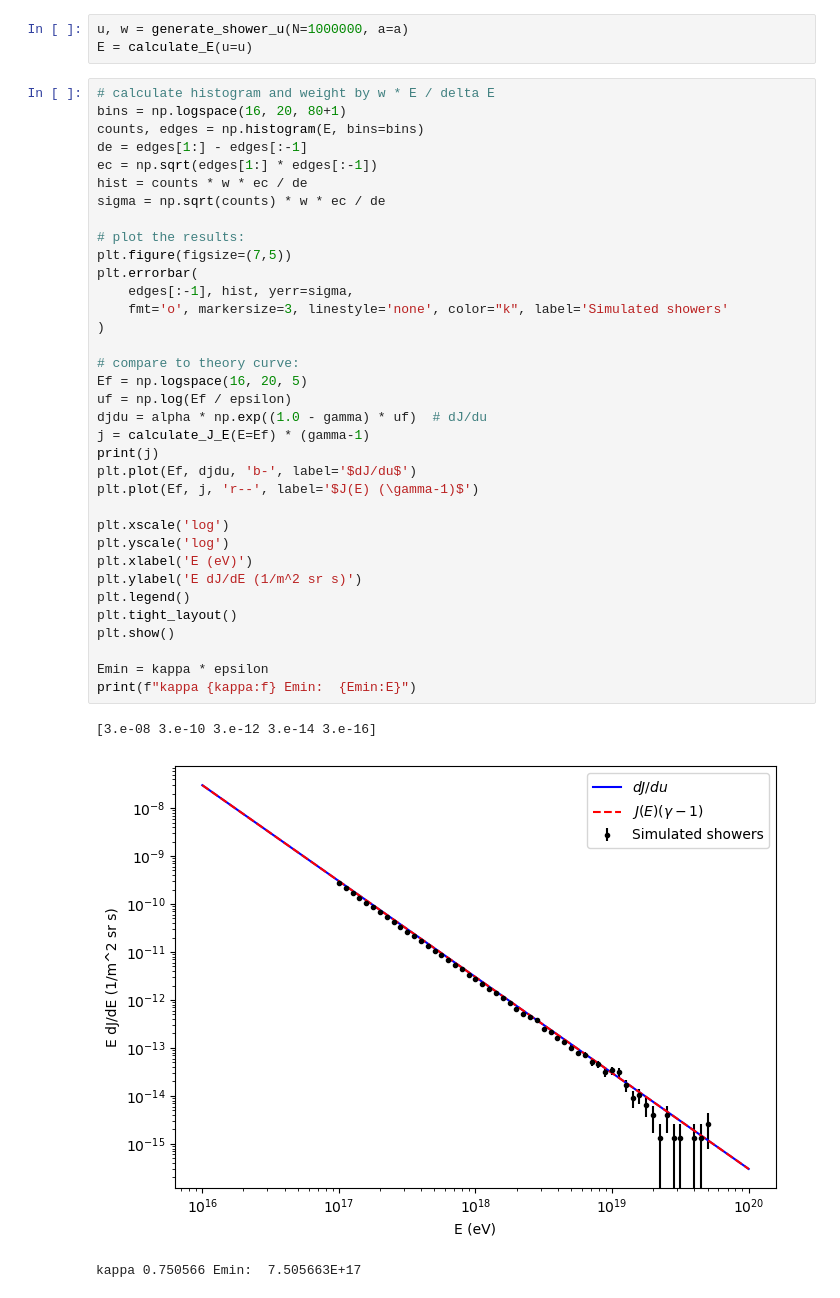
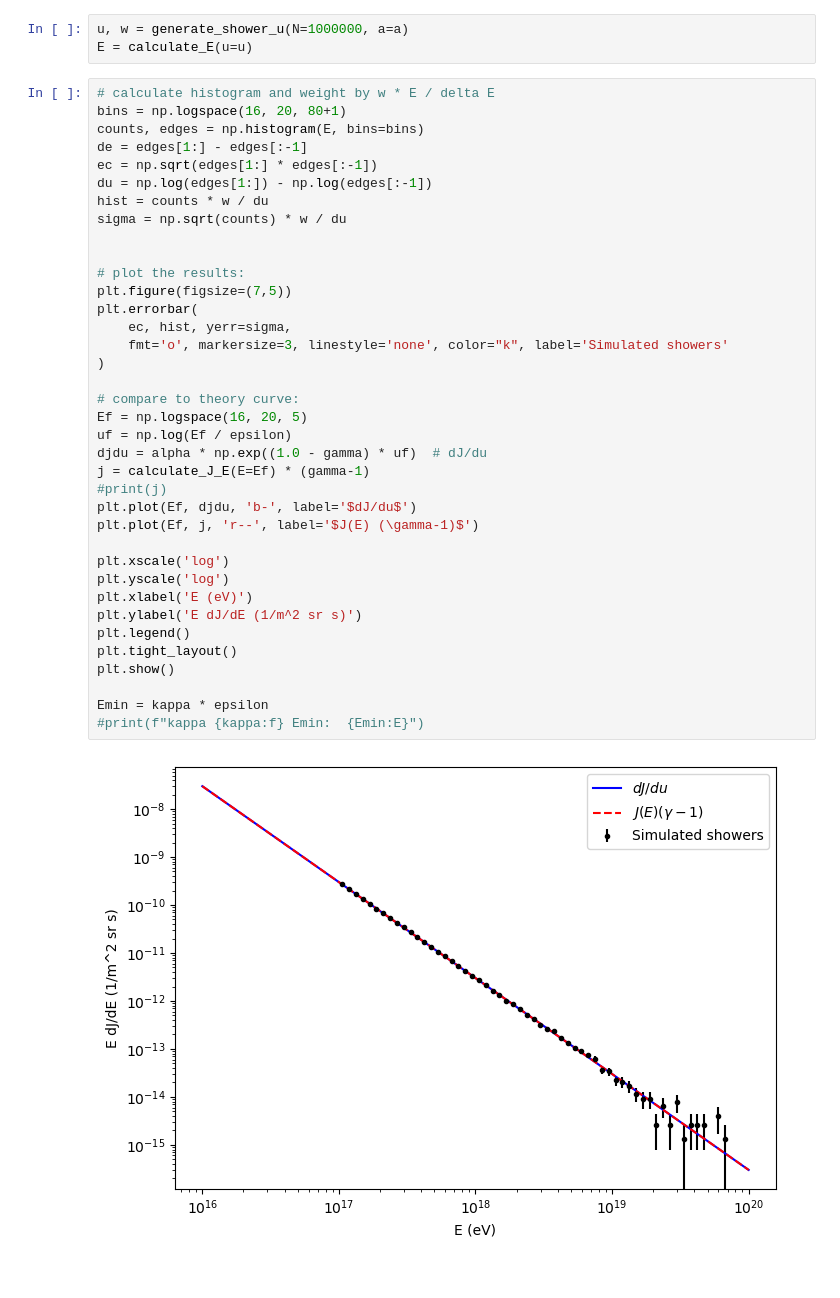
Before and after one commit to mulhearn/eas_tagger, a Jupyter notebook: notebooks/detectable_rate.ipynb, the cells around one changed output. Cells and saved outputs as stored; diff of their text form.

Commit message:
updates for plots

```diff
--- a/notebooks/detectable_rate.ipynb
+++ b/notebooks/detectable_rate.ipynb
@@ -78,38 +78,38 @@ E = calculate_E(u=u)
 # calculate histogram and weight by w * E / delta E
 bins = np.logspace(16, 20, 80+1)
 counts, edges = np.histogram(E, bins=bins)
 de = edges[1:] - edges[:-1]
 ec = np.sqrt(edges[1:] * edges[:-1])
-hist = counts * w * ec / de
-sigma = np.sqrt(counts) * w * ec / de
+du = np.log(edges[1:]) - np.log(edges[:-1])
+hist = counts * w / du
+sigma = np.sqrt(counts) * w / du
+
 
 # plot the results:
 plt.figure(figsize=(7,5))
 plt.errorbar(
-    edges[:-1], hist, yerr=sigma,
+    ec, hist, yerr=sigma,
     fmt='o', markersize=3, linestyle='none', color="k", label='Simulated showers'
 )
 
 # compare to theory curve:
 Ef = np.logspace(16, 20, 5)
 uf = np.log(Ef / epsilon)
 djdu = alpha * np.exp((1.0 - gamma) * uf)  # dJ/du
 j = calculate_J_E(E=Ef) * (gamma-1)
-print(j)
+#print(j)
 plt.plot(Ef, djdu, 'b-', label='$dJ/du$')
 plt.plot(Ef, j, 'r--', label='$J(E) (\gamma-1)$')
 
 plt.xscale('log')
 plt.yscale('log')
 plt.xlabel('E (eV)')
 plt.ylabel('E dJ/dE (1/m^2 sr s)')
 plt.legend()
 plt.tight_layout()
 plt.show()
 
 Emin = kappa * epsilon
-print(f"kappa {kappa:f} Emin:  {Emin:E}")
+#print(f"kappa {kappa:f} Emin:  {Emin:E}")
 # %% [output]
-[3.e-08 3.e-10 3.e-12 3.e-14 3.e-16]
-[figure, old version]
+[figure, new version]
-kappa 0.750566 Emin:  7.505663E+17
```
Also changed, not shown: parts of 11 cells of this notebook.
